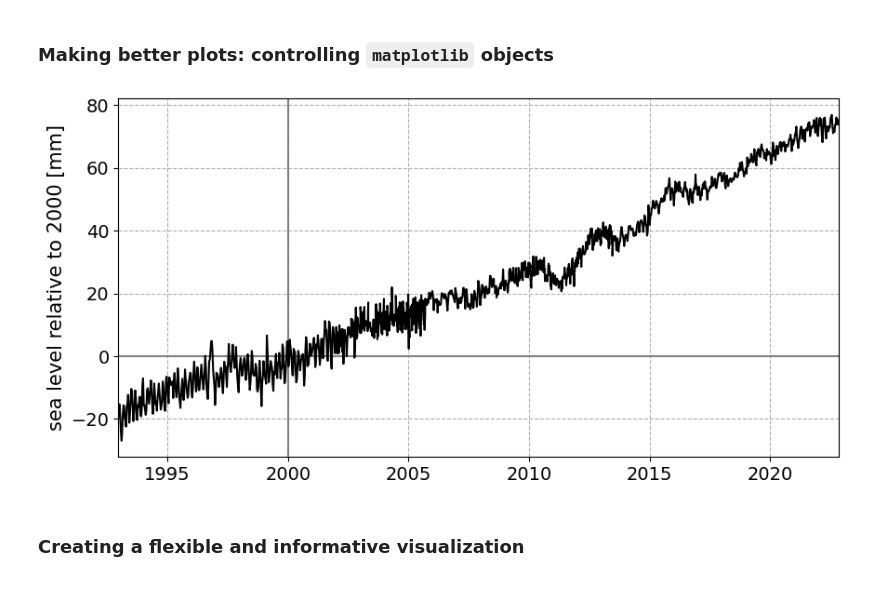
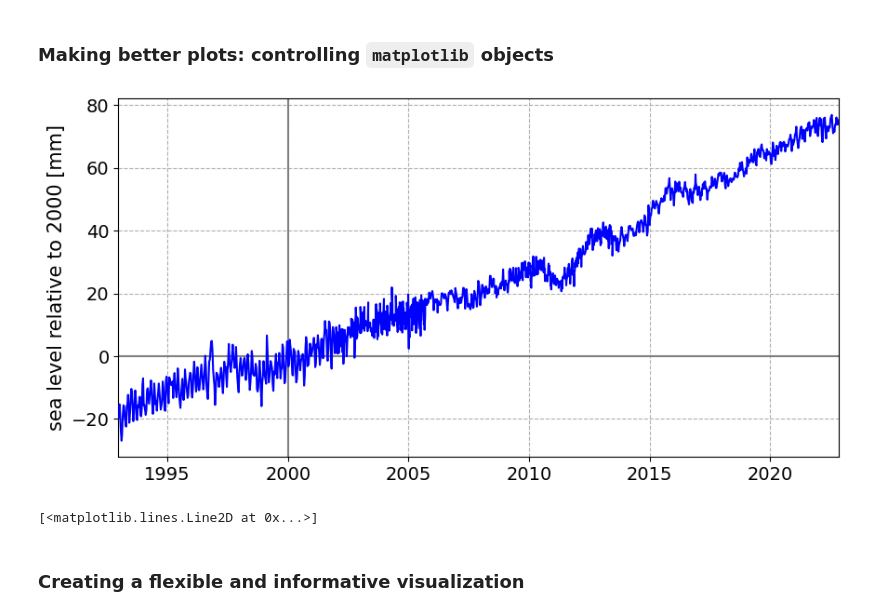
Before and after one commit to ReidelVichot/DSTEP23, a Jupyter notebook: week_2/dstep23_matplotlib_intro1_DrDobler.ipynb, the cells around one changed output. Cells and saved outputs as stored; diff of their text form; code cells hidden in the pictures.

```diff
--- a/week_2/dstep23_matplotlib_intro1_DrDobler.ipynb
+++ b/week_2/dstep23_matplotlib_intro1_DrDobler.ipynb
@@ -52,31 +52,35 @@ fig.show()
 # %%
 # -- create a figure and axis
 fig, ax = plt.subplots(figsize=(10, 5))
 
 # -- add a line to that plot (no reason not to make the line black)
-lins = ax.plot(year, slev, color="k")
+lins = ax.plot(year, slev, color="b")
 
 # -- grid lines can help with points in the far corners of the plot
 ax.grid(linestyle="--")
 
 # -- obviously need a y-axis label
 ylab = ax.set_ylabel("sea level relative to 2000 [mm]", fontsize=15)
 
 # -- snap the xrange to the data limits
 ax.set_xlim(year.min(), year.max())
 
 # -- ticks label sizes are much too small
 ax.tick_params(axis="both", labelsize=14)
 
 # -- if we want to specifically indicate that there is a special time and level
 ax.axvline(2000, color="gray")
 ax.axhline(0, color="gray")
 lins[0].set_zorder(3)
 
 # -- show the figure
 fig.show()
 # %% [output]
-[figure, old version]
+[figure, new version]
+# %%
+lins
+# %% [output]
+[<matplotlib.lines.Line2D at 0x...>]
 # %% [markdown]
 ### **Creating a flexible and informative visualization**
 # %% [markdown]
```
Also changed, not shown: parts of 3 cells of this notebook.
